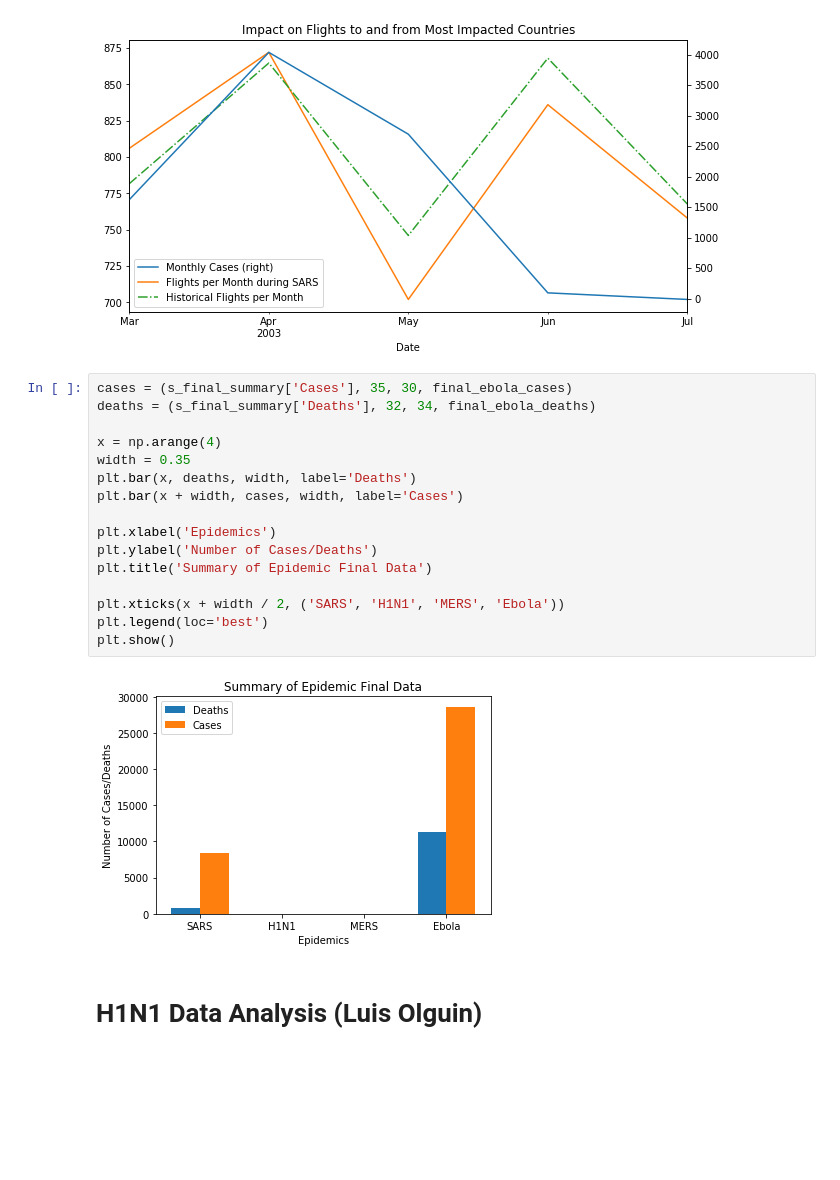
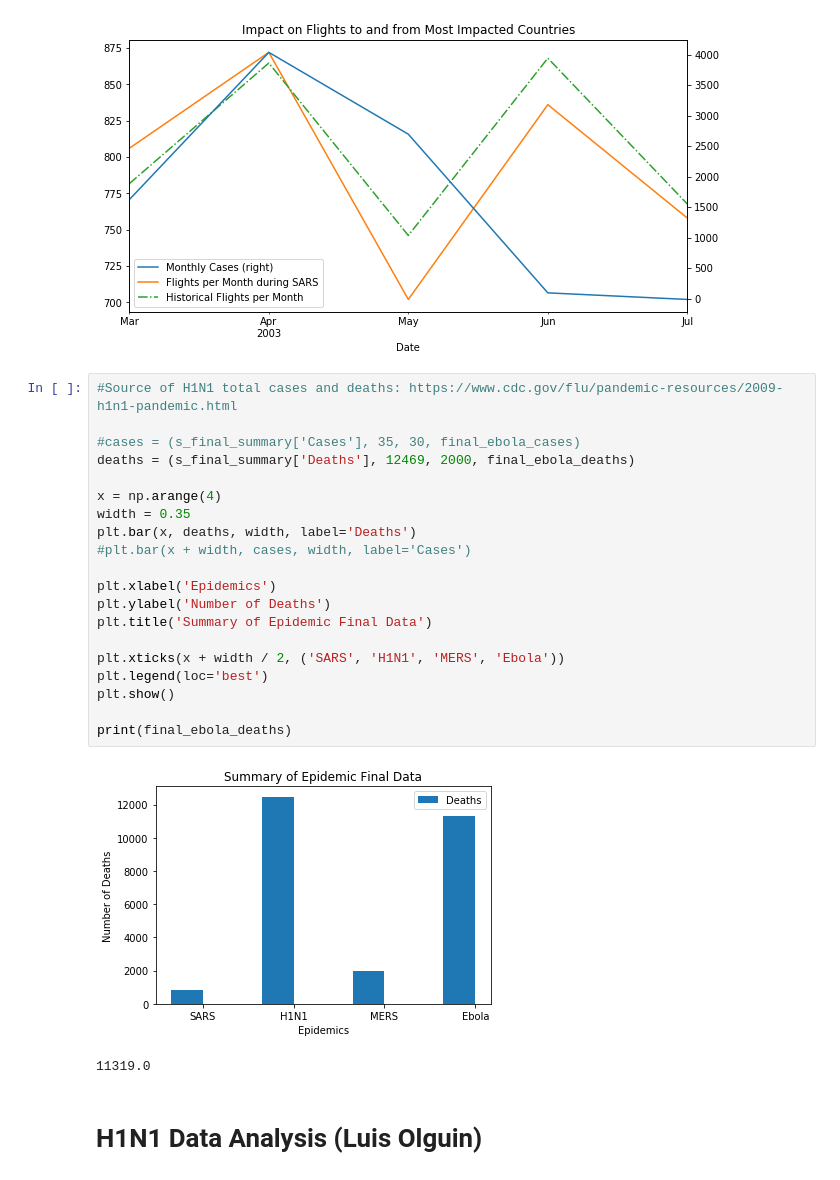
Before and after one commit to vbhakta27/group3, a Jupyter notebook: Project1.ipynb, the cells around one changed output. Cells and saved outputs as stored; diff of their text form; blank space fills up the shorter version.

Commit message:
Added Summary Bar Chart

```diff
--- a/Project1.ipynb
+++ b/Project1.ipynb
@@ -912,23 +894,28 @@ plt.show()
 # %% [output]
 [figure]
 # %%
-cases = (s_final_summary['Cases'], 35, 30, final_ebola_cases)
-deaths = (s_final_summary['Deaths'], 32, 34, final_ebola_deaths)
+#Source of H1N1 total cases and deaths: https://www.cdc.gov/flu/pandemic-resources/2009-h1n1-pandemic.html
+
+#cases = (s_final_summary['Cases'], 35, 30, final_ebola_cases)
+deaths = (s_final_summary['Deaths'], 12469, 2000, final_ebola_deaths)
 
 x = np.arange(4)
 width = 0.35
 plt.bar(x, deaths, width, label='Deaths')
-plt.bar(x + width, cases, width, label='Cases')
+#plt.bar(x + width, cases, width, label='Cases')
 
 plt.xlabel('Epidemics')
-plt.ylabel('Number of Cases/Deaths')
+plt.ylabel('Number of Deaths')
 plt.title('Summary of Epidemic Final Data')
 
 plt.xticks(x + width / 2, ('SARS', 'H1N1', 'MERS', 'Ebola'))
 plt.legend(loc='best')
 plt.show()
+
+print(final_ebola_deaths)
 # %% [output]
-[figure, old version]
+[figure, new version]
+11319.0
 # %% [markdown]
 # H1N1 Data Analysis (Luis Olguin)
 # %%
```
Also changed, not shown: parts of 1 cell of this notebook.
